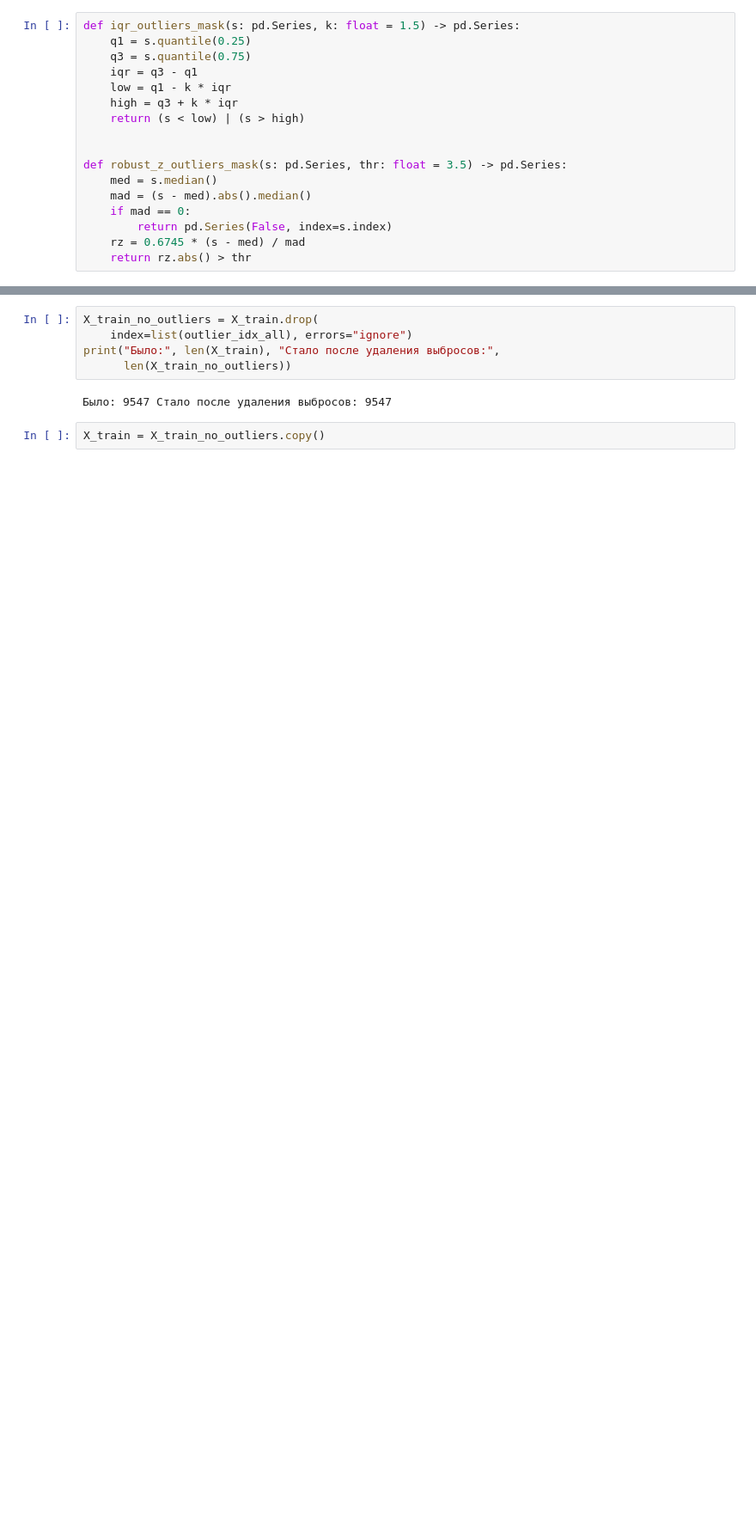
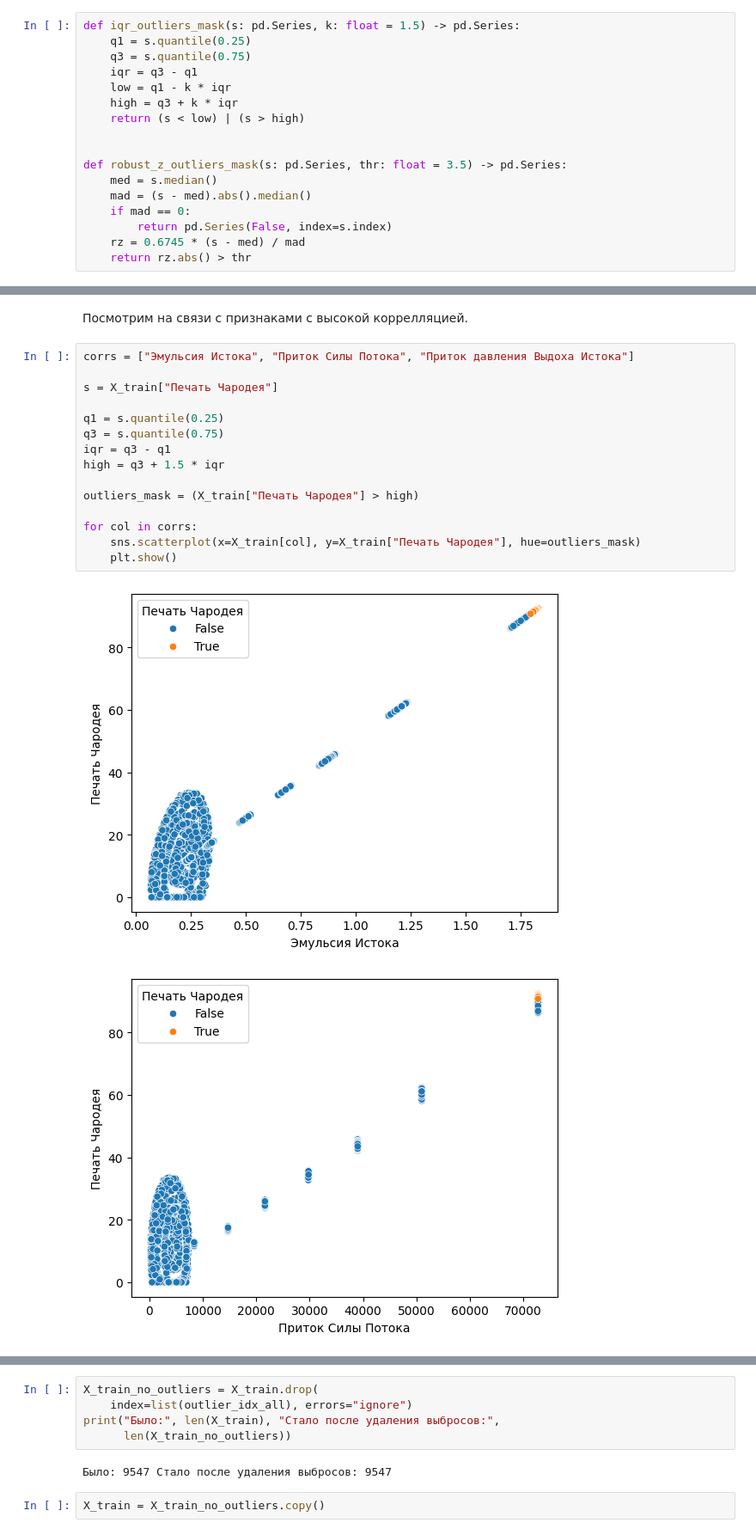
Before and after one commit to Vaiforo/practi5, a Jupyter notebook: labworks.ipynb, the cells around one changed output, grey strips where cells are left out. Shown at 86% size. Saved outputs shown, nothing was run; the diff lists cells and outputs as text; blank space fills up the shorter version.

```diff
--- a/labworks.ipynb
+++ b/labworks.ipynb
@@ -1123,0 +1176,20 @@ len(outlier_idx_all)
+# %% [markdown]
+Посмотрим на связи с признаками с высокой коррелляцией.
+# %%
+corrs = ["Эмульсия Истока", "Приток Силы Потока", "Приток давления Выдоха Истока"]
+
+s = X_train["Печать Чародея"]
+
+q1 = s.quantile(0.25)
+q3 = s.quantile(0.75)
+iqr = q3 - q1
+high = q3 + 1.5 * iqr
+
+outliers_mask = (X_train["Печать Чародея"] > high)
+
+for col in corrs:
+    sns.scatterplot(x=X_train[col], y=X_train["Печать Чародея"], hue=outliers_mask)
+    plt.show()
+# %% [output]
+[figure, added]
+[figure, added]
```
Also changed, not shown: parts of 25 cells of this notebook.
